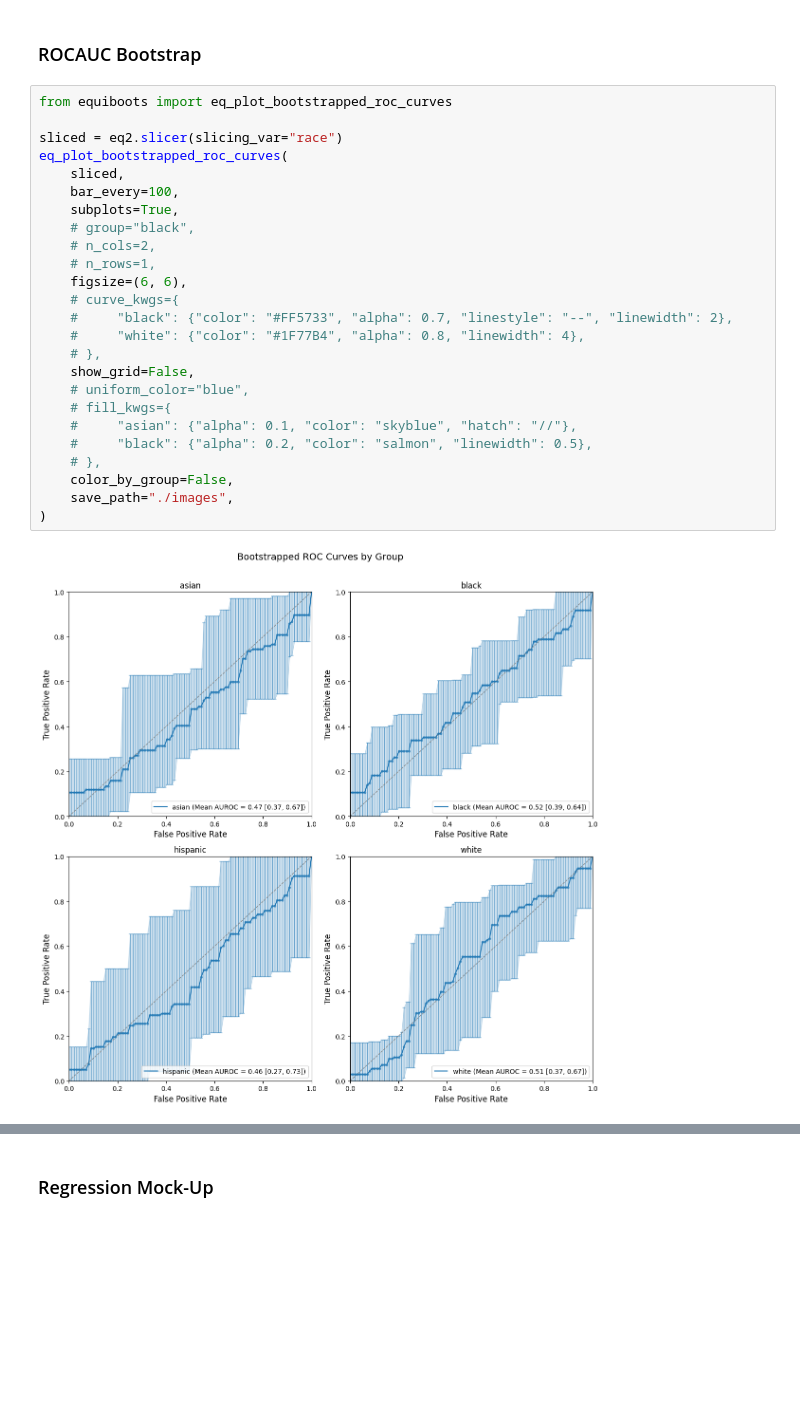
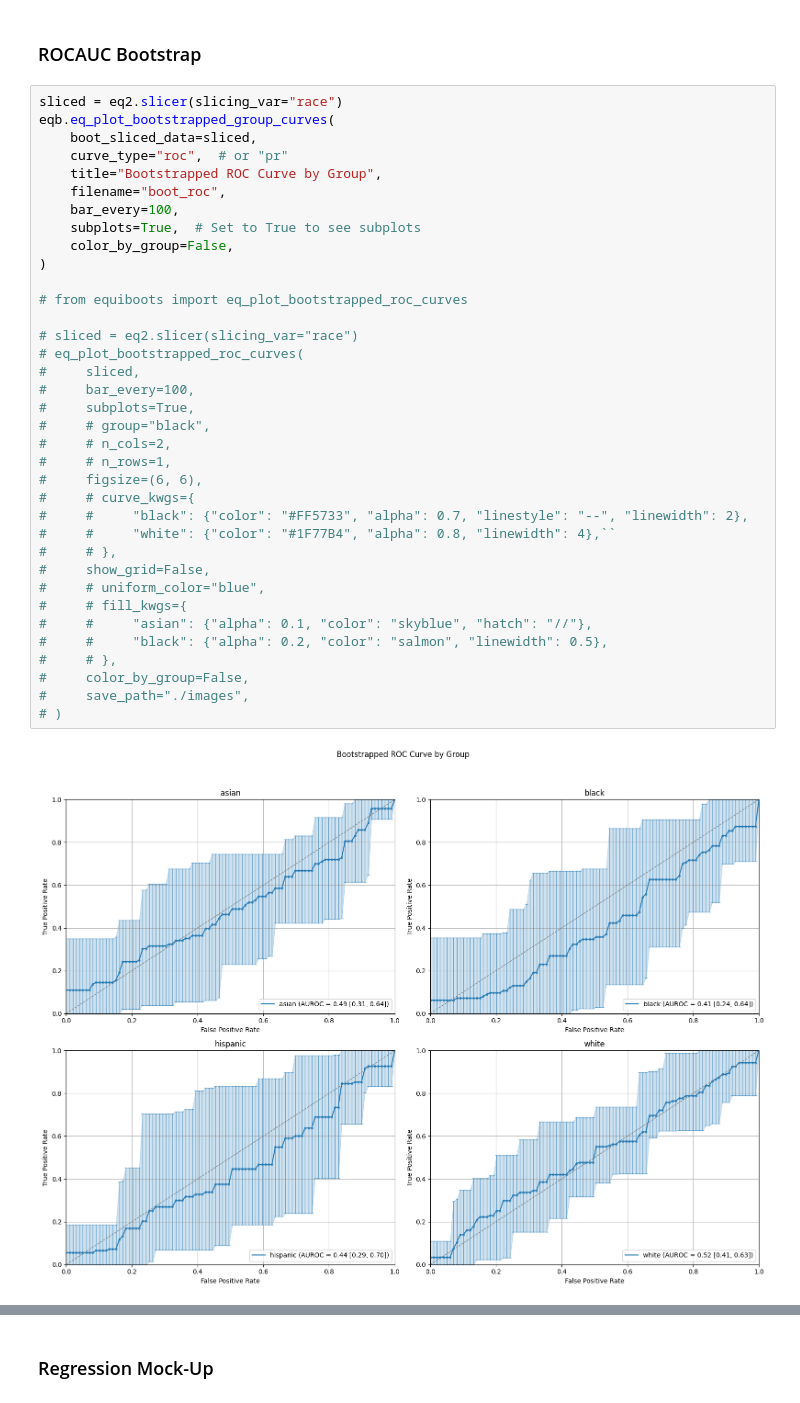
Before and after one commit to uclamii/equiboots, a Jupyter notebook: notebooks/equi_boots_plots.ipynb, the cells around one changed output, grey strips where cells are left out. Cells and saved outputs as stored; diff of their text form; blank space fills up the shorter version.

```diff
--- a/notebooks/equi_boots_plots.ipynb
+++ b/notebooks/equi_boots_plots.ipynb
@@ -170,32 +225,43 @@ eqb.eq_disparity_metrics_plot(
 # %% [markdown]
 ### ROCAUC Bootstrap
 # %%
-from equiboots import eq_plot_bootstrapped_roc_curves
+sliced = eq2.slicer(slicing_var="race")
+eqb.eq_plot_bootstrapped_group_curves(
+    boot_sliced_data=sliced,
+    curve_type="roc",  # or "pr"
+    title="Bootstrapped ROC Curve by Group",
+    filename="boot_roc",
+    bar_every=100,
+    subplots=True,  # Set to True to see subplots
+    color_by_group=False,
+)
 
-sliced = eq2.slicer(slicing_var="race")
-eq_plot_bootstrapped_roc_curves(
-    sliced,
-    bar_every=100,
-    subplots=True,
-    # group="black",
-    # n_cols=2,
-    # n_rows=1,
-    figsize=(6, 6),
-    # curve_kwgs={
-    #     "black": {"color": "#FF5733", "alpha": 0.7, "linestyle": "--", "linewidth": 2},
-    #     "white": {"color": "#1F77B4", "alpha": 0.8, "linewidth": 4},
-    # },
-    show_grid=False,
-    # uniform_color="blue",
-    # fill_kwgs={
-    #     "asian": {"alpha": 0.1, "color": "skyblue", "hatch": "//"},
-    #     "black": {"alpha": 0.2, "color": "salmon", "linewidth": 0.5},
-    # },
-    color_by_group=False,
-    save_path="./images",
-)
+# from equiboots import eq_plot_bootstrapped_roc_curves
+
+# sliced = eq2.slicer(slicing_var="race")
+# eq_plot_bootstrapped_roc_curves(
+#     sliced,
+#     bar_every=100,
+#     subplots=True,
+#     # group="black",
+#     # n_cols=2,
+#     # n_rows=1,
+#     figsize=(6, 6),
+#     # curve_kwgs={
+#     #     "black": {"color": "#FF5733", "alpha": 0.7, "linestyle": "--", "linewidth": 2},
+#     #     "white": {"color": "#1F77B4", "alpha": 0.8, "linewidth": 4},``
+#     # },
+#     show_grid=False,
+#     # uniform_color="blue",
+#     # fill_kwgs={
+#     #     "asian": {"alpha": 0.1, "color": "skyblue", "hatch": "//"},
+#     #     "black": {"alpha": 0.2, "color": "salmon", "linewidth": 0.5},
+#     # },
+#     color_by_group=False,
+#     save_path="./images",
+# )
 # %% [output]
-[figure, old version]
+[figure, new version]
 # %%
 sliced_data
 # %% [output]
```
Also changed, not shown: parts of 10 cells of this notebook, 2 other files.
